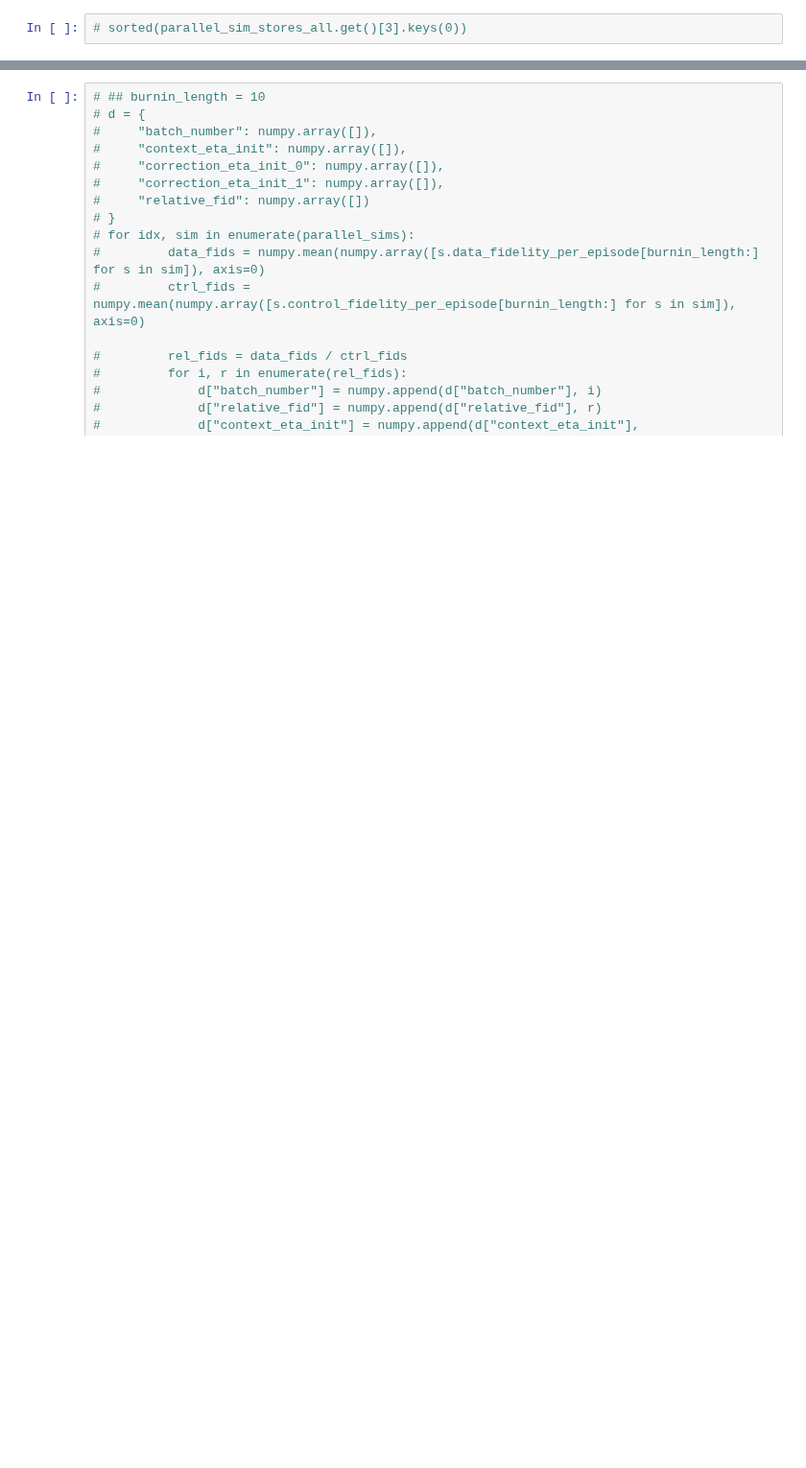
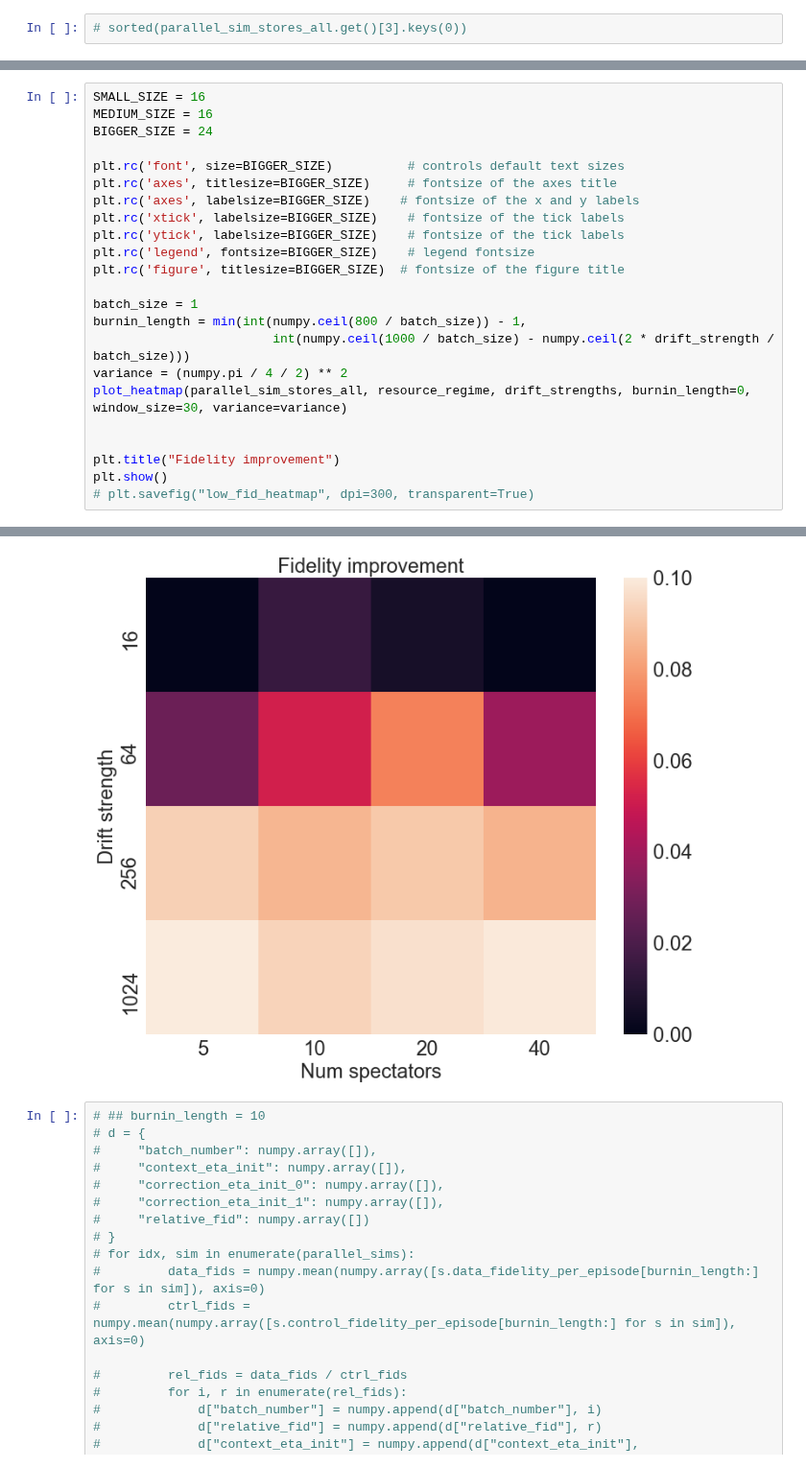
Before and after one commit to farice/SpectatorQubits, a Jupyter notebook: MAB-continuous-analytic-arbitrary-axis.ipynb, the cells around one changed output, grey strips where cells are left out. Shown at 96% size. Saved outputs shown, nothing was run; the diff lists cells and outputs as text; blank space fills up the shorter version.

```diff
--- a/MAB-continuous-analytic-arbitrary-axis.ipynb
+++ b/MAB-continuous-analytic-arbitrary-axis.ipynb
@@ -421,0 +532,24 @@ plot_layered(parallel_sims_store_red, context_contour, correction_contour, burni
+# %%
+SMALL_SIZE = 16
+MEDIUM_SIZE = 16
+BIGGER_SIZE = 24
+
+plt.rc('font', size=BIGGER_SIZE)          # controls default text sizes
+plt.rc('axes', titlesize=BIGGER_SIZE)     # fontsize of the axes title
+plt.rc('axes', labelsize=BIGGER_SIZE)    # fontsize of the x and y labels
+plt.rc('xtick', labelsize=BIGGER_SIZE)    # fontsize of the tick labels
+plt.rc('ytick', labelsize=BIGGER_SIZE)    # fontsize of the tick labels
+plt.rc('legend', fontsize=BIGGER_SIZE)    # legend fontsize
+plt.rc('figure', titlesize=BIGGER_SIZE)  # fontsize of the figure title
+
+batch_size = 1
+burnin_length = min(int(numpy.ceil(800 / batch_size)) - 1,
+                        int(numpy.ceil(1000 / batch_size) - numpy.ceil(2 * drift_strength / batch_size)))
+variance = (numpy.pi / 4 / 2) ** 2
+plot_heatmap(parallel_sim_stores_all, resource_regime, drift_strengths, burnin_length=0, window_size=30, variance=variance)
+
+
+plt.title("Fidelity improvement")
+plt.show()
+# plt.savefig("low_fid_heatmap", dpi=300, transparent=True)
+# %% [output]
@@ -422,3 +573,4 @@ plot_layered(parallel_sims_store_red, context_contour, correction_contour, burni
+[figure, added]
 # %%
 # ## burnin_length = 10
 # d = {
```
Also changed, not shown: parts of 18 cells of this notebook, 7 other files.
